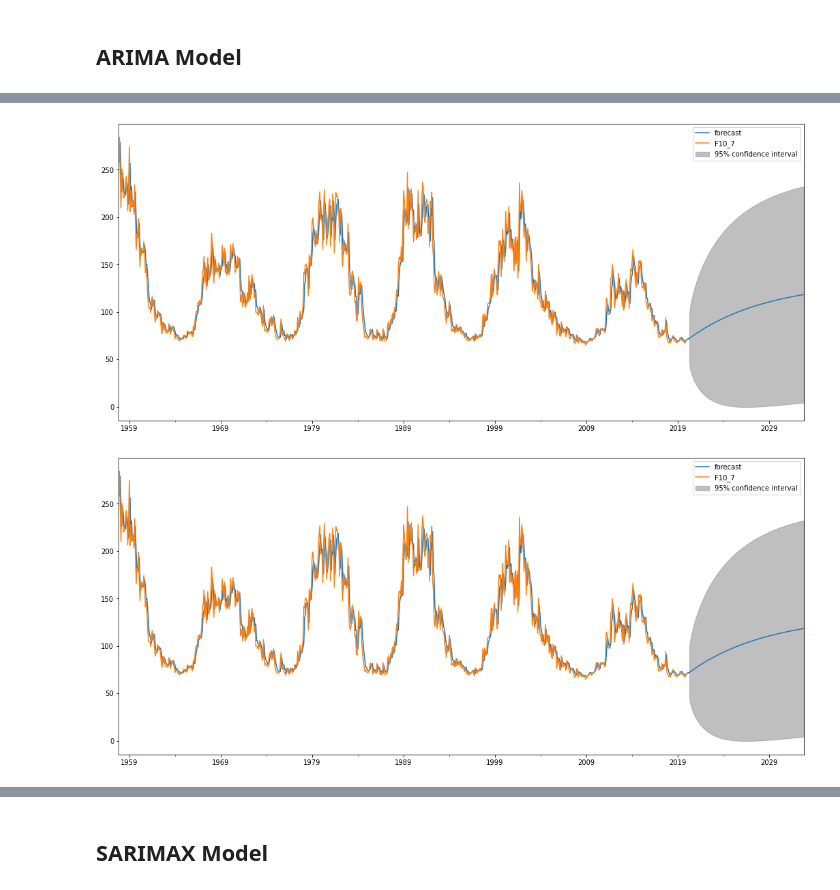
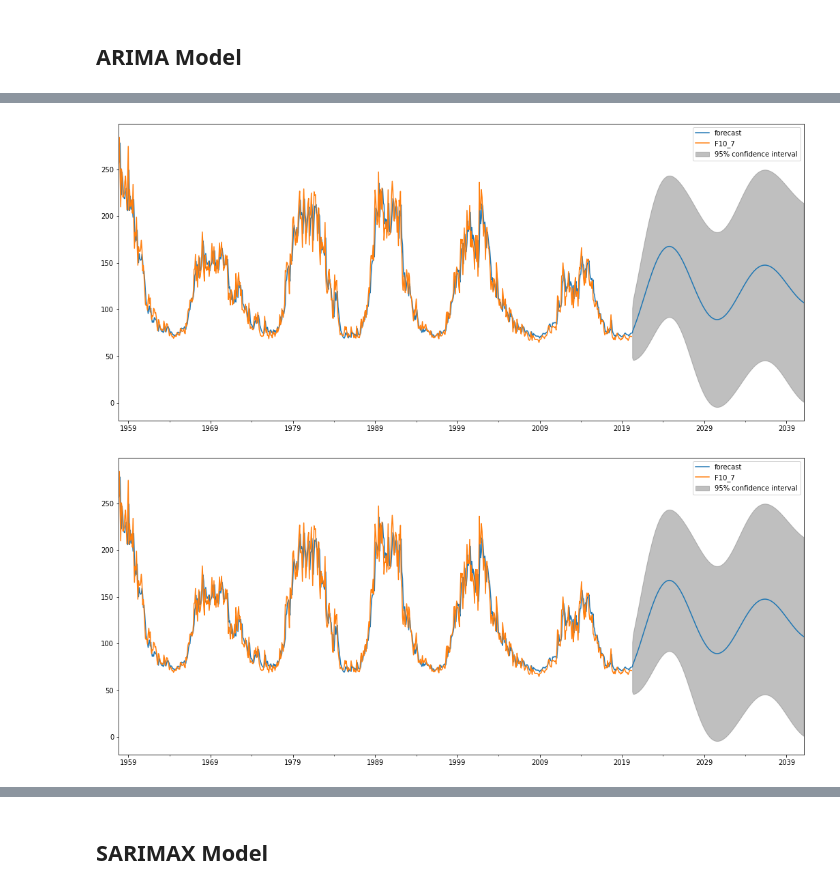
Before and after one commit to heatherholcomb/EffectsOfSpaceWeather, a Jupyter notebook: EffectsOfSpaceWeather_Predictions.ipynb, the cells around one changed output, grey strips where cells are left out. Drawn from its saved outputs; the diff is of its cells as text; code cells hidden in the pictures.

```diff
--- a/EffectsOfSpaceWeather_Predictions.ipynb
+++ b/EffectsOfSpaceWeather_Predictions.ipynb
@@ -286,12 +271,0 @@ RandomForestRegressor(bootstrap=True, ccp_alpha=0.0, criterion='mse',
-# %%
-X_grid = np.arange(min(x), max(x), 0.01)
-X_grid = X_grid.reshape((len(X_grid), 1))
-fig_size = plt.rcParams["figure.figsize"]
-fig_size[0] = 15
-plt.rcParams["figure.figsize"] = fig_size
-plt.scatter(x,y,color = 'blue')
-plt.plot(X_grid, regressor.predict(X_grid), color = 'green')
-plt.title('Random Forest Regression')
-plt.xlabel('SumOfKps')
-plt.ylabel('AverageTemp')
-plt.show()
@@ -487,8 +459,8 @@ dfF107Pred
 | 2020-03-11 | 2545 | 11 | 13 | 13 | 13 | 13 | ... |
 22808 rows × 30 columns
 # %%
-y = dfF107Pred['F10_7'].resample('MS').mean()
-y.plot(figsize=(15,6))
+yF107 = dfF107Pred['F10_7'].resample('MS').mean()
+yF107.plot(figsize=(15,6))
 plt.show()
 # %% [output]
 [figure]
@@ -559,9 +531,9 @@ plt.show()
 # %% [markdown]
 ## ARIMA Model
 # %%
-modelArima = ARIMA(y, order=(3,0,2))
+modelArima = ARIMA(yF107, order=(4,0,2))
 results_AR_F107 = modelArima.fit(disp=-1)
-plt.plot(y)
+plt.plot(yF107)
 plt.plot(results_AR_F107.fittedvalues, color='red')
-plt.title('RSS: %.4f'% sum((results_AR_F107.fittedvalues-y)**2))
+plt.title('RSS: %.4f'% sum((results_AR_F107.fittedvalues-yF107)**2))
 # %% [output]
@@ -594,5 +556,5 @@ plt.plot(predictions_ARIMA)
 # %%
-results_AR_F107.plot_predict(1,900)
+results_AR_F107.plot_predict(1,1000)
 # %% [output]
-[figure, old version]
+[figure, new version]
-[figure, old version]
+[figure, new version]
```
Also changed, not shown: parts of 62 cells of this notebook.
